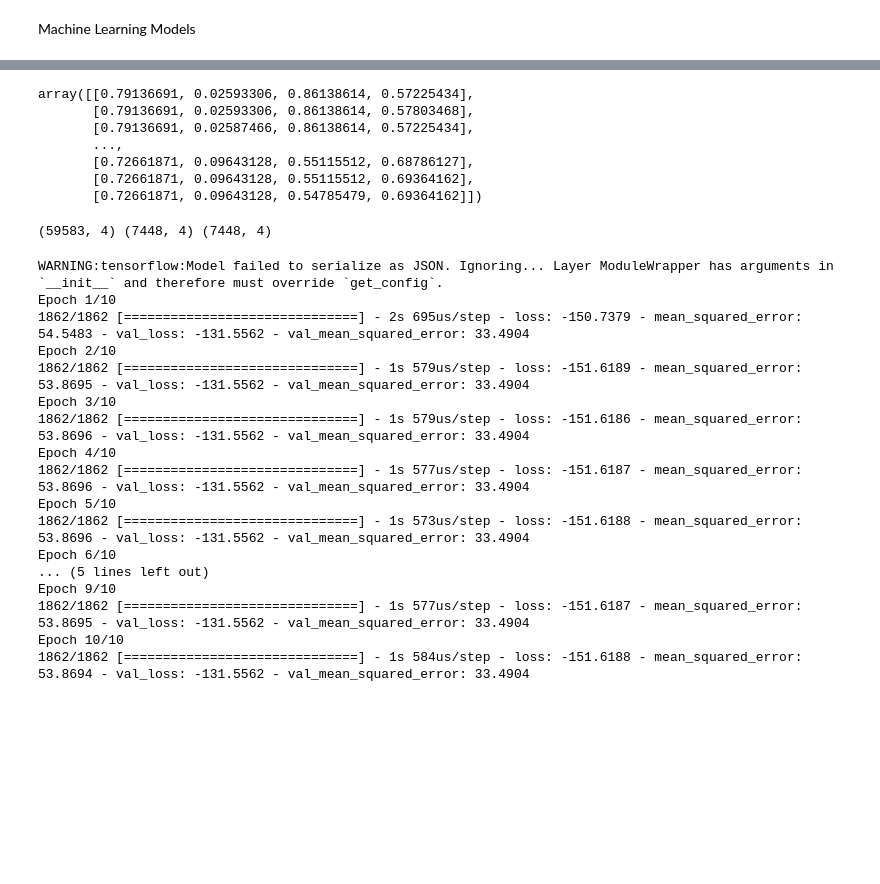
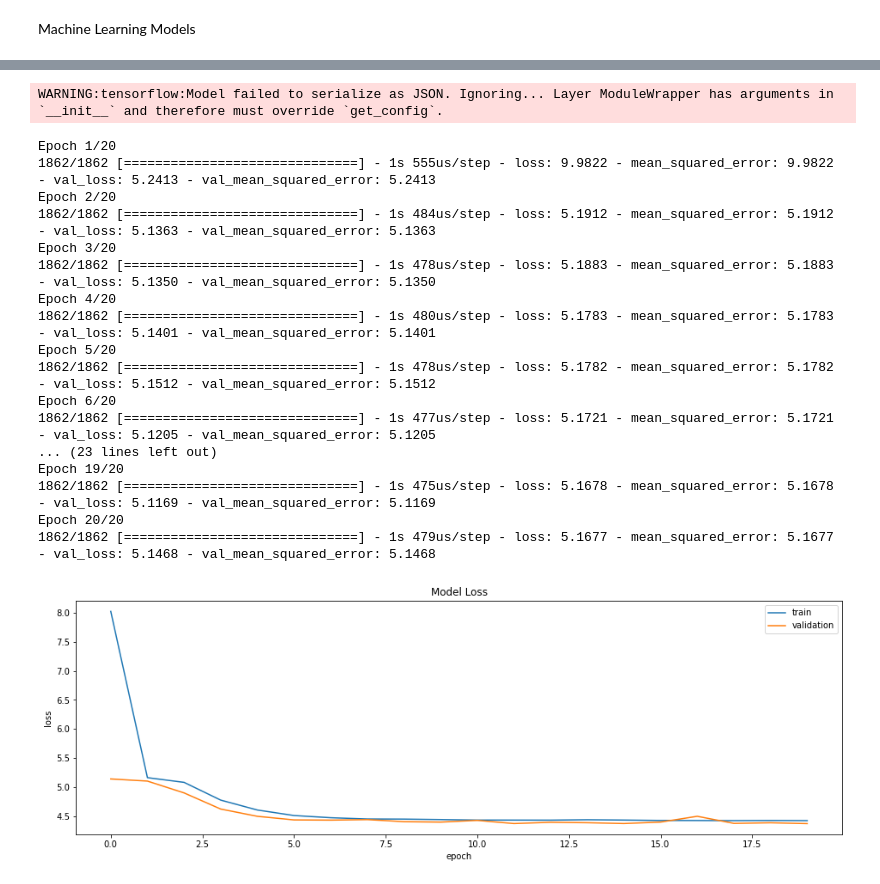
Before and after one commit to isosafrasaurus/pnnl_watersheds, a Jupyter notebook: nwis_data_analysis.ipynb, the cells around one changed output, grey strips where cells are left out. Drawn from its saved outputs; the diff is of its cells as text; code cells hidden in the pictures; blank space fills up the shorter version.

```diff
--- a/nwis_data_analysis.ipynb
+++ b/nwis_data_analysis.ipynb
@@ -256,0 +262,5 @@ memory usage: 3.4+ MB
+# %%
+x_train, x_val, y_train, y_val = train_test_split(features, output, test_size=0.2)
+x_val, x_test, y_val, y_test = train_test_split(x_val, y_val, test_size=0.5)
+
+print(x_train.shape, x_val.shape, x_test.shape)
@@ -261,24 +275,3 @@ array([12.4, 12.4, 12.3, ...,  9.1,  9.1,  9. ])
-# %%
-dischtemp
-# %% [output]
-array([[0.79136691, 0.02593306, 0.86138614, 0.57225434],
-       [0.79136691, 0.02593306, 0.86138614, 0.57803468],
-       [0.79136691, 0.02587466, 0.86138614, 0.57225434],
-       ...,
-       [0.72661871, 0.09643128, 0.55115512, 0.68786127],
-       [0.72661871, 0.09643128, 0.55115512, 0.69364162],
-       [0.72661871, 0.09643128, 0.54785479, 0.69364162]])
-# %%
-import datetime
-from sklearn.model_selection import train_test_split
-from sklearn.linear_model import LogisticRegression
-
-x_train, x_val, y_train, y_val = train_test_split(dischtemp, do, shuffle=False, test_size=0.2)
-x_val, x_test, y_val, y_test = train_test_split(x_val, y_val, shuffle=False, test_size=0.5)
-
-print(x_train.shape, x_val.shape, x_test.shape)
-# %% [output]
-(59583, 4) (7448, 4) (7448, 4)
 # %%
 def train(model, x, y, x_val, y_val, lr, epochs):
     log_dir = "logs/" + model.name + "/"
@@ -289,7 +282,7 @@ def train(model, x, y, x_val, y_val, lr, epochs):
 
     model.compile(
         optimizer=optimizer,
-        loss=tf.keras.losses.BinaryCrossentropy(),
+        loss=tf.keras.losses.MeanSquaredError(),
         metrics=["mean_squared_error"],
     )
 
@@ -304,30 +297,40 @@ def train(model, x, y, x_val, y_val, lr, epochs):
 # %%
 simple_model = keras.models.Sequential(
     [
-        Dense(4, input_dim=4, activation='sigmoid'),
-        Dense(64, activation='relu'),
-        Dense(64, activation='relu'),
+        Dense(2, input_dim=(74492,2), activation='sigmoid'),
+        Dense(4, activation='relu'),
         Dense(1, kernel_initializer='normal')
     ]
 )
 
-simple_history = train(simple_model, x_train, y_train, x_val, y_val, 0.01, 10)
+simple_history = train(simple_model, x_train, y_train, x_val, y_val, 0.01, 20)
 # %% [output]
 WARNING:tensorflow:Model failed to serialize as JSON. Ignoring... Layer ModuleWrapper has arguments in `__init__` and therefore must override `get_config`.
-Epoch 1/10
-1862/1862 [==============================] - 2s 695us/step - loss: -150.7379 - mean_squared_error: 54.5483 - val_loss: -131.5562 - val_mean_squared_error: 33.4904
-Epoch 2/10
-1862/1862 [==============================] - 1s 579us/step - loss: -151.6189 - mean_squared_error: 53.8695 - val_loss: -131.5562 - val_mean_squared_error: 33.4904
-Epoch 3/10
-1862/1862 [==============================] - 1s 579us/step - loss: -151.6186 - mean_squared_error: 53.8696 - val_loss: -131.5562 - val_mean_squared_error: 33.4904
-Epoch 4/10
-1862/1862 [==============================] - 1s 577us/step - loss: -151.6187 - mean_squared_error: 53.8696 - val_loss: -131.5562 - val_mean_squared_error: 33.4904
-Epoch 5/10
-1862/1862 [==============================] - 1s 573us/step - loss: -151.6188 - mean_squared_error: 53.8696 - val_loss: -131.5562 - val_mean_squared_error: 33.4904
-Epoch 6/10
-... (5 lines left out)
-Epoch 9/10
-1862/1862 [==============================] - 1s 577us/step - loss: -151.6187 - mean_squared_error: 53.8695 - val_loss: -131.5562 - val_mean_squared_error: 33.4904
-Epoch 10/10
-1862/1862 [==============================] - 1s 584us/step - loss: -151.6188 - mean_squared_error: 53.8694 - val_loss: -131.5562 - val_mean_squared_error: 33.4904
+Epoch 1/20
+1862/1862 [==============================] - 1s 555us/step - loss: 9.9822 - mean_squared_error: 9.9822 - val_loss: 5.2413 - val_mean_squared_error: 5.2413
+Epoch 2/20
+1862/1862 [==============================] - 1s 484us/step - loss: 5.1912 - mean_squared_error: 5.1912 - val_loss: 5.1363 - val_mean_squared_error: 5.1363
+Epoch 3/20
+1862/1862 [==============================] - 1s 478us/step - loss: 5.1883 - mean_squared_error: 5.1883 - val_loss: 5.1350 - val_mean_squared_error: 5.1350
+Epoch 4/20
+1862/1862 [==============================] - 1s 480us/step - loss: 5.1783 - mean_squared_error: 5.1783 - val_loss: 5.1401 - val_mean_squared_error: 5.1401
+Epoch 5/20
+1862/1862 [==============================] - 1s 478us/step - loss: 5.1782 - mean_squared_error: 5.1782 - val_loss: 5.1512 - val_mean_squared_error: 5.1512
+Epoch 6/20
+1862/1862 [==============================] - 1s 477us/step - loss: 5.1721 - mean_squared_error: 5.1721 - val_loss: 5.1205 - val_mean_squared_error: 5.1205
+... (23 lines left out)
+Epoch 19/20
+1862/1862 [==============================] - 1s 475us/step - loss: 5.1678 - mean_squared_error: 5.1678 - val_loss: 5.1169 - val_mean_squared_error: 5.1169
+Epoch 20/20
+1862/1862 [==============================] - 1s 479us/step - loss: 5.1677 - mean_squared_error: 5.1677 - val_loss: 5.1468 - val_mean_squared_error: 5.1468
+# %%
+plt.plot(simple_history.history['loss'])
+plt.plot(simple_history.history['val_loss'])
+plt.title("Model Loss")
+plt.ylabel('loss')
+plt.xlabel('epoch')
+plt.legend(['train', 'validation'])
+plt.show()
+# %% [output]
+[figure, added]
 # %%
```
Also changed, not shown: parts of 21 cells of this notebook, 56 other files.
